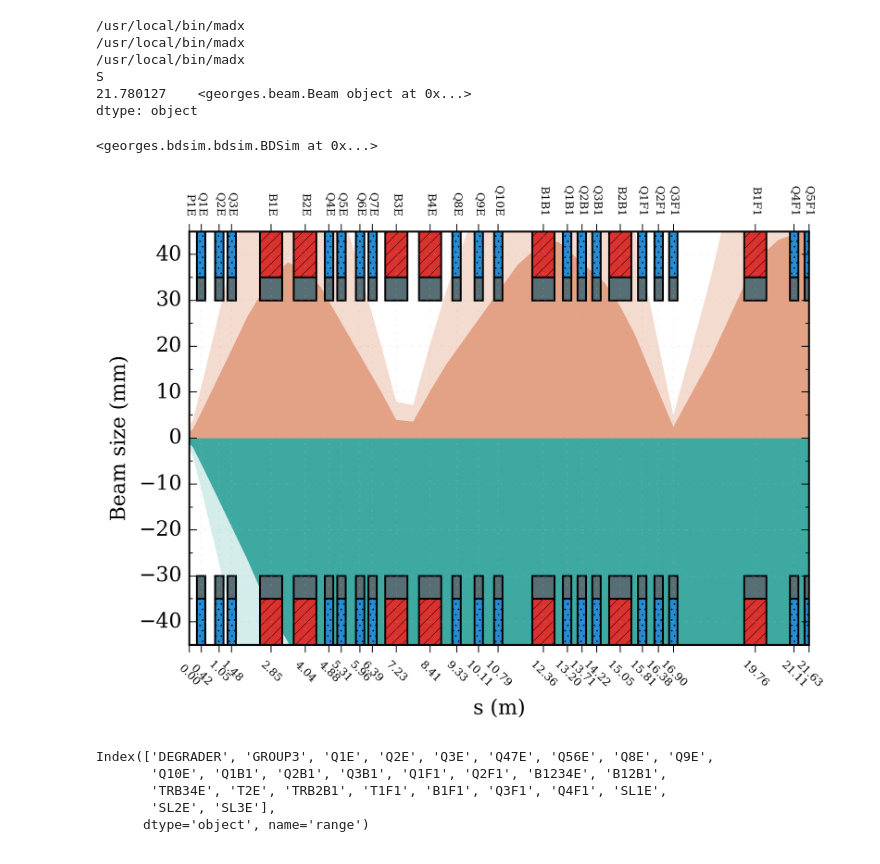
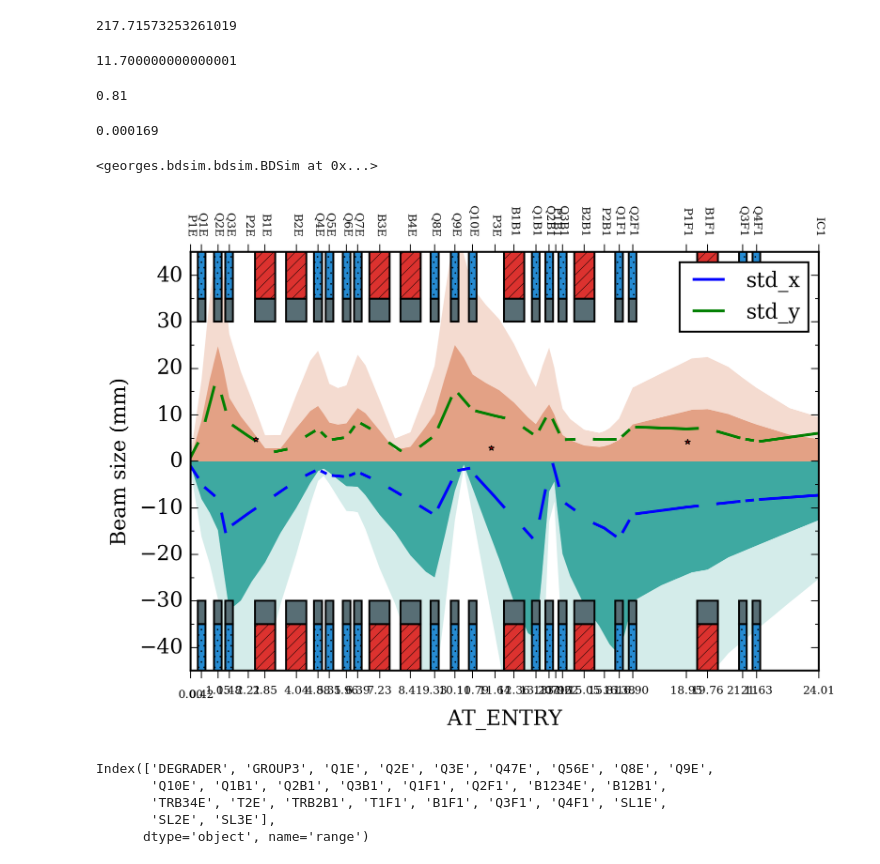
Before and after one commit to ULB-Metronu/georges, a Jupyter notebook: examples/Example Georges.ipynb, the cells around one changed output. Saved outputs shown, nothing was run; the diff lists cells and outputs as text; code cells hidden in the pictures.

Commit message:
Preparing everything for the 'tracking' with MAD-PTC and the plotting of the results (bug fixing and features).

```diff
--- a/examples/Example Georges.ipynb
+++ b/examples/Example Georges.ipynb
@@ -9 +12,7 @@ import pandas as pd
 import matplotlib.pyplot as plt
+# %%
+from magnets import *
+esbtsquad_current_to_field(10)
+fig = plt.figure()
+ax1 = fig.add_subplot(111)
+ax1.plot(np.linspace(0, 150, 100), np.vectorize(esbtsquad_current_to_field)(np.linspace(0, 150, 100)))
@@ -9,0 +22,5 @@ import matplotlib.pyplot as plt
+# %%
+from georges.physics import *
+range_to_energy(30)
+# %% [output]
+217.71573253261019
@@ -10,3 +29,16 @@ import matplotlib.pyplot as plt
+# %%
+import physics
+physics.get_degrader_divergence(217)*physics.get_degrader_spot_size(217)
+# %% [output]
+11.700000000000001
+# %%
+physics.get_degrader_spot_size(217)**2
+# %% [output]
+0.81
+# %%
+physics.get_degrader_divergence(217)**2/1e6
+# %% [output]
+0.000169
 # %%
 import georges
 PATH = "/Users/chernals/Dropbox/IBA/Work/IBA-Optics/beamlines"
@@ -39,23 +76,15 @@ context = {
 }
 # %%
 bl = georges.Beamline(['fstr1'], survey=True, path=PATH, prefix='PAT107', elements='elements')
-#bl.line
 bl_survey = georges.madx.survey(line=bl, context=context)
 bl_twiss = georges.madx.twiss(line=bl, context=context)
-b = georges.Beam(energy=200).from_5d_multigaussian_distribution(5,
-                                                   XRMS=0.01,
-                                                   PXRMS=0.001,
-                                                   YRMS=0.01,
-                                                   PYRMS=0.001,
+b = georges.Beam(energy=200).from_5d_multigaussian_distribution(100,
+                                                   XRMS=physics.get_degrader_spot_size(217)/1000,
+                                                   PXRMS=physics.get_degrader_divergence(217)/1000,
+                                                   YRMS=physics.get_degrader_spot_size(217)/1000,
+                                                   PYRMS=physics.get_degrader_divergence(217)/1000,
                                                    DPPRMS=0.00)
-bl_track = georges.madx.track(line=bl, context=context, beam=b)
+bl_track = georges.madx.track(line=bl.add_markers(), context=context, beam=b, debug=False)
-# %% [output]
-/usr/local/bin/madx
-/usr/local/bin/madx
-/usr/local/bin/madx
-S
-21.780127    <georges.beam.Beam object at 0x...>
-dtype: object
 # %%
 bdsim = georges.bdsim.BDSim(bdsim='/Users/chernals/bdsim-build/bdsim', path=PATH)
 bdsim.attach(bl_survey)
@@ -63,18 +92,38 @@ bdsim.run({})
 #bdsim.print_input()
 # %% [output]
 <georges.bdsim.bdsim.BDSim at 0x...>
+# %%
+def get_std_x(r):
+    if isinstance(r, georges.beam.Beam):
+        return -1000*r.std['X']
+    else:
+        return np.nan
+
+def get_std_y(r):
+    if isinstance(r, georges.beam.Beam):
+        return 1000*r.std['Y']
+    else:
+        return np.nan
+
+bl_track.line['std_x'] = bl_track.line['BEAM'].apply(get_std_x)
+bl_track.line['std_y'] = bl_track.line['BEAM'].apply(get_std_y)
 # %%
 from georges.plotting import *
 with plt.style.context('word'):
     fig = plt.figure(1)
 
     ax1 = fig.add_subplot(111)
     prepare(ax1, bl)
     aperture(ax1, bl)
     twiss(ax1, bl_twiss, context)
-    #track(ax1, bl, b)
+    #tracking(ax1, bl, b, plane='X')
+
+    bl_track.line.plot('AT_ENTRY', 'std_x', ax=ax1)
+    bl_track.line.plot('AT_ENTRY', 'std_y', ax=ax1)
+
+    ax1.plot([2.5,11.5, 19], [4.667,2.800, 4.16], '*')
 # %% [output]
-[figure, old version]
+[figure, new version]
 # %%
 import numpy as np
 data = pd.read_csv("/Users/chernals/Ranges.csv", index_col='range')
```
Also changed, not shown: parts of 4 cells of this notebook, 6 other files.
